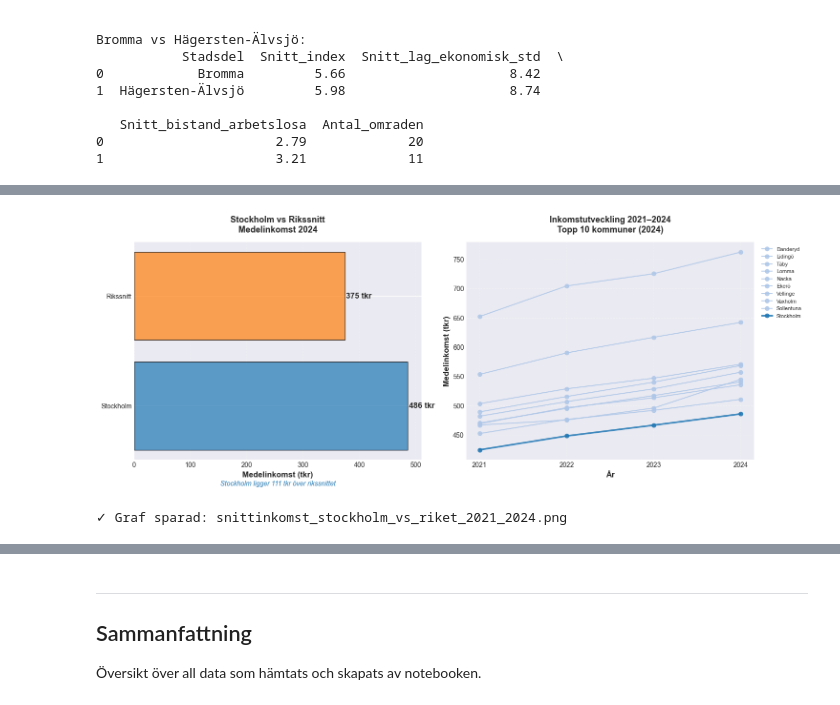
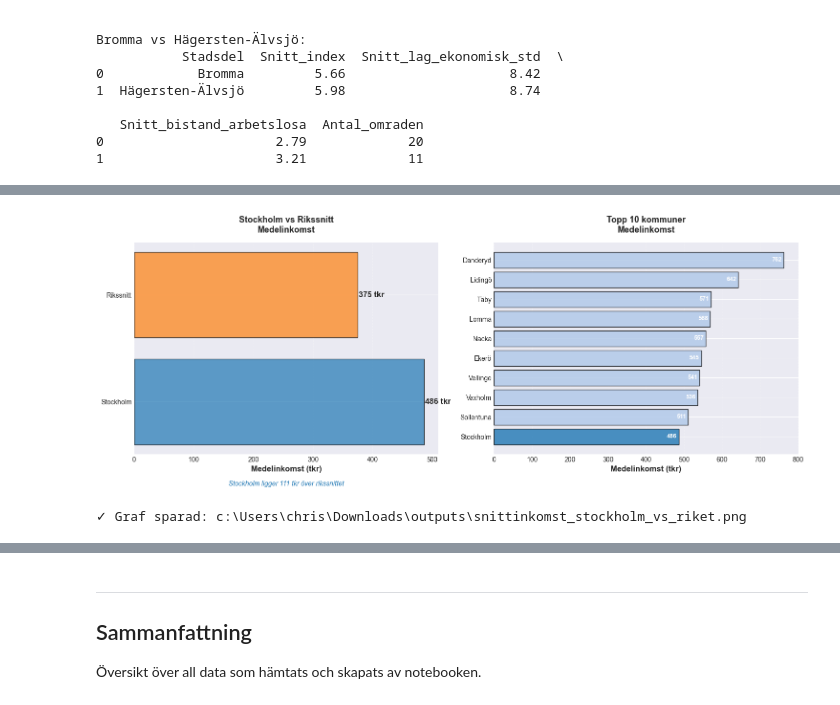
Before and after one commit to cactus-commits/UrbanPulse, a Jupyter notebook: EDA/christoffer_eda_scb_api_test.ipynb, the cells around one changed output, grey strips where cells are left out. Drawn from its saved outputs; the diff is of its cells as text; code cells hidden in the pictures.

```diff
--- a/EDA/christoffer_eda_scb_api_test.ipynb
+++ b/EDA/christoffer_eda_scb_api_test.ipynb
@@ -1157,7 +1072,7 @@ else:
     ).reset_index()
     df_skatt.columns.name = None
 
-    skatt_file = DATA_DIR / f'scb_sverige_skattesatser_{senaste_ar}.csv'
+    skatt_file = DATA_DIR / f'sverige_skattesatser_{senaste_ar}.csv'
     df_skatt.to_csv(skatt_file, index=False, encoding='utf-8-sig')
     print(f"\n✓ Sparat: {skatt_file}")
     print(f"  {len(df_skatt)} kommuner")
@@ -1564,7 +1469,7 @@ Detta är ett känt fallgrop för TAB3554 och hanteras explicit i koden nedan.
 # ═══════════════════════════════════════════════════════════════════════════
 # TAB3554 har dimensionerna: Region, Kön, Ålder, Inkomstklass, ContentsCode, Tid.
 # Vi filtrerar till totalt för kön, ålder och inkomstklass för att
-# få ett enda medelinkomstvärde per kommun och år.
+# få ett enda medelinkomstvärde per kommun.
 #
 # VIKTIGT – URL-encoding av specialtecken:
 #   Kön "totalt" har koden "1+2"     → encodas till "1%2B2"
@@ -1579,13 +1484,12 @@ meta_ink = get_metadata("TAB3554")
 alla_reg_ink = meta_ink['dimension']['Region']['category']
 kommuner_ink = [k for k in alla_reg_ink['label'].keys() if len(k) == 4]
 
-# Filtrera AR mot vad tabellen faktiskt har – undviker 400-fel
 ar_ink_tillgangliga = list(meta_ink['dimension']['Tid']['category']['label'].keys())
 ar_ink = [a for a in AR if a in ar_ink_tillgangliga]
 ar_ink_label = f"{ar_ink[0]}_{ar_ink[-1]}"
+senaste_ar_ink = ar_ink[-1]
 
-print(f"  {len(kommuner_ink)} kommuner")
-print(f"  Begärda år: {AR}  →  Hämtar: {ar_ink}")
+print(f"  {len(kommuner_ink)} kommuner, år {senaste_ar_ink}")
 
 # URL-encodade parametervärden (+ → %2B)
 KON_TOT   = '1%2B2'      # Totalt (män + kvinnor)
@@ -1594,7 +1498,7 @@ KLASS_TOT = 'TOT'        # Alla inkomstklasser
 CONTENTS  = 'HE0110J7,HE0110J8'  # Medelinkomst (tkr) + Medianinkomst (tkr)
 
 batches_ink = [kommuner_ink[i:i+50] for i in range(0, len(kommuner_ink), 50)]
-print(f"\nHämtar i {len(batches_ink)} batchar × {len(ar_ink)} år...")
+print(f"\nHämtar i {len(batches_ink)} batchar...")
 
 all_ink = []
 
@@ -1607,7 +1511,7 @@ for i, batch in enumerate(batches_ink, 1):
         f"valueCodes[Alder]={ALDER_TOT}",
         f"valueCodes[Inkomstklass]={KLASS_TOT}",
         f"valueCodes[ContentsCode]={CONTENTS}",
-        f"valueCodes[Tid]={','.join(ar_ink)}"
+        f"valueCodes[Tid]={senaste_ar_ink}"
     ]
     url = f"{BASE_URL}/tables/TAB3554/data?" + "&".join(params)
     print(f"  Batch {i}/{len(batches_ink)}: {len(batch)} kommuner...", end=' ')
@@ -1637,12 +1541,11 @@ df_ink.columns.name = None
 # Lägg till läsbart kommunnamn
 df_ink['Kommun'] = df_ink['Region'].map(alla_reg_ink['label'])
 
-# Filnamn inkluderar faktisk tidsperiod
-ink_file = DATA_DIR / f'scb_sverige_snittinkomst_{ar_ink_label}.csv'
+ink_file = DATA_DIR / f'sverige_snittinkomst_{senaste_ar_ink}.csv'
 df_ink.to_csv(ink_file, index=False, encoding='utf-8-sig')
 
 print(f"\n✓ Sparat: {ink_file}")
-print(f"  {df_ink['Region'].nunique()} kommuner × {len(ar_ink)} år = {len(df_ink)} rader")
+print(f"  {len(df_ink)} kommuner")
 print(f"  Kolumner: {list(df_ink.columns)}")
 df_ink.head(10)
 # %% [output]
@@ -1719,68 +1621,53 @@ STOCKHOLMS KOMMUNS INKOMSTUTVECKLING
 ============================================================
 # %%
 # ═══════════════════════════════════════════════════════════════════════════
-# SNITTINKOMST - Visualisering
+# SNITTINKOMST - Visualisering (Stockholm vs Rikssnitt + Topp 10)
 # ═══════════════════════════════════════════════════════════════════════════
-# Vänster: Stockholm vs rikssnitt (senaste år)
-# Höger:   Inkomstutveckling över tid – topp 10 kommuner
 
-senaste_ar_ink = ar_ink[-1]
-
-# Senaste år för jämförelse
-df_ink_senaste = df_ink[df_ink['Tid'] == senaste_ar_ink]
-rikssnitt_ink  = df_ink_senaste[col_medel].mean()
-stockholm_ink  = df_ink_senaste[df_ink_senaste['Kommun'].str.contains('Stockholm', na=False)][col_medel].iloc[0]
+rikssnitt_ink = df_ink[col_medel].mean()
+stockholm_ink = df_ink[df_ink['Kommun'].str.contains('Stockholm', na=False)][col_medel].iloc[0]
 
 fig, (ax1, ax2) = plt.subplots(1, 2, figsize=(15, 6))
 
-# ───────────────────────────────────────────────────────────────────────────
-# GRAF 1: Stockholm vs Rikssnitt (senaste år)
-# ───────────────────────────────────────────────────────────────────────────
+# GRAF 1: Stockholm vs Rikssnitt
 ax1.barh(['Stockholm', 'Rikssnitt'],
          [stockholm_ink, rikssnitt_ink],
          color=['#1f77b4', '#ff7f0e'], alpha=0.7, edgecolor='black')
 
 ax1.text(stockholm_ink + 2, 0, f'{stockholm_ink:.0f} tkr',
          va='center', fontsize=12, fontweight='bold')
 ax1.text(rikssnitt_ink + 2, 1, f'{rikssnitt_ink:.0f} tkr',
          va='center', fontsize=12, fontweight='bold')
 
 ax1.set_xlabel('Medelinkomst (tkr)', fontsize=12, fontweight='bold')
-ax1.set_title(f'Stockholm vs Rikssnitt\nMedelinkomst {senaste_ar_ink}',
-              fontsize=13, fontweight='bold', pad=15)
+ax1.set_title('Stockholm vs Rikssnitt\nMedelinkomst', fontsize=13, fontweight='bold', pad=15)
 ax1.grid(axis='x', alpha=0.3, linestyle='--')
 
 skillnad_ink = stockholm_ink - rikssnitt_ink
-ax1.text(0.5, -0.12, f'Stockholm ligger {abs(skillnad_ink):.0f} tkr över rikssnittet',
+ax1.text(0.5, -0.15, f'Stockholm ligger {abs(skillnad_ink):.0f} tkr över rikssnittet',
          fontsize=10, style='italic', color='#1f77b4',
          transform=ax1.transAxes, ha='center')
 
-# ───────────────────────────────────────────────────────────────────────────
-# GRAF 2: Inkomstutveckling – topp 10 kommuner (senaste år)
-# ───────────────────────────────────────────────────────────────────────────
-top10_kommuner = (
-    df_ink_senaste.nlargest(10, col_medel)['Kommun'].tolist()
-)
+# GRAF 2: Topp 10 kommuner på medelinkomst
+top10_ink = df_ink.nlargest(10, col_medel).sort_values(col_medel)
+colors_top10 = ['#1f77b4' if 'Stockholm' in str(k) else '#aec7e8' for k in top10_ink['Kommun']]
 
-for kommun in top10_kommuner:
-    data = df_ink[df_ink['Kommun'] == kommun].sort_values('Tid')
-    color = '#1f77b4' if 'Stockholm' in str(kommun) else '#aec7e8'
-    lw    = 2.5 if 'Stockholm' in str(kommun) else 1.5
-    ax2.plot(data['Tid'], data[col_medel], marker='o',
-             linewidth=lw, color=color, label=kommun, alpha=0.85)
+ax2.barh(range(len(top10_ink)), top10_ink[col_medel],
+         color=colors_top10, alpha=0.8, edgecolor='black')
+ax2.set_yticks(range(len(top10_ink)))
+ax2.set_yticklabels(top10_ink['Kommun'])
+ax2.set_xlabel('Medelinkomst (tkr)', fontsize=12, fontweight='bold')
+ax2.set_title('Topp 10 kommuner\nMedelinkomst', fontsize=13, fontweight='bold', pad=15)
+ax2.grid(axis='x', alpha=0.3, linestyle='--')
 
-ax2.set_xlabel('År', fontsize=12, fontweight='bold')
-ax2.set_ylabel('Medelinkomst (tkr)', fontsize=12, fontweight='bold')
-ax2.set_title(f'Inkomstutveckling {ar_ink[0]}–{ar_ink[-1]}\nTopp 10 kommuner ({ar_ink[-1]})',
-              fontsize=13, fontweight='bold', pad=15)
-ax2.legend(bbox_to_anchor=(1.01, 1), loc='upper left', fontsize=8)
-ax2.grid(alpha=0.3, linestyle='--')
+for i, (idx, row) in enumerate(top10_ink.iterrows()):
+    ax2.text(row[col_medel] - 5, i, f"{row[col_medel]:.0f}",
+             va='center', ha='right', fontsize=9, fontweight='bold', color='white')
 
 plt.tight_layout()
-plt.savefig(OUTPUT_DIR / f'snittinkomst_stockholm_vs_riket_{ar_ink_label}.png',
-            dpi=300, bbox_inches='tight')
+plt.savefig(OUTPUT_DIR / 'snittinkomst_stockholm_vs_riket.png', dpi=300, bbox_inches='tight')
 plt.show()
-print(f"✓ Graf sparad: snittinkomst_stockholm_vs_riket_{ar_ink_label}.png")
+print(f"✓ Graf sparad: {OUTPUT_DIR / 'snittinkomst_stockholm_vs_riket.png'}")
 # %% [output]
-[figure, old version]
+[figure, new version]
-✓ Graf sparad: snittinkomst_stockholm_vs_riket_2021_2024.png
+✓ Graf sparad: c:\Users\chris\Downloads\outputs\snittinkomst_stockholm_vs_riket.png
```
Also changed, not shown: parts of 41 cells of this notebook, 1 other file.
